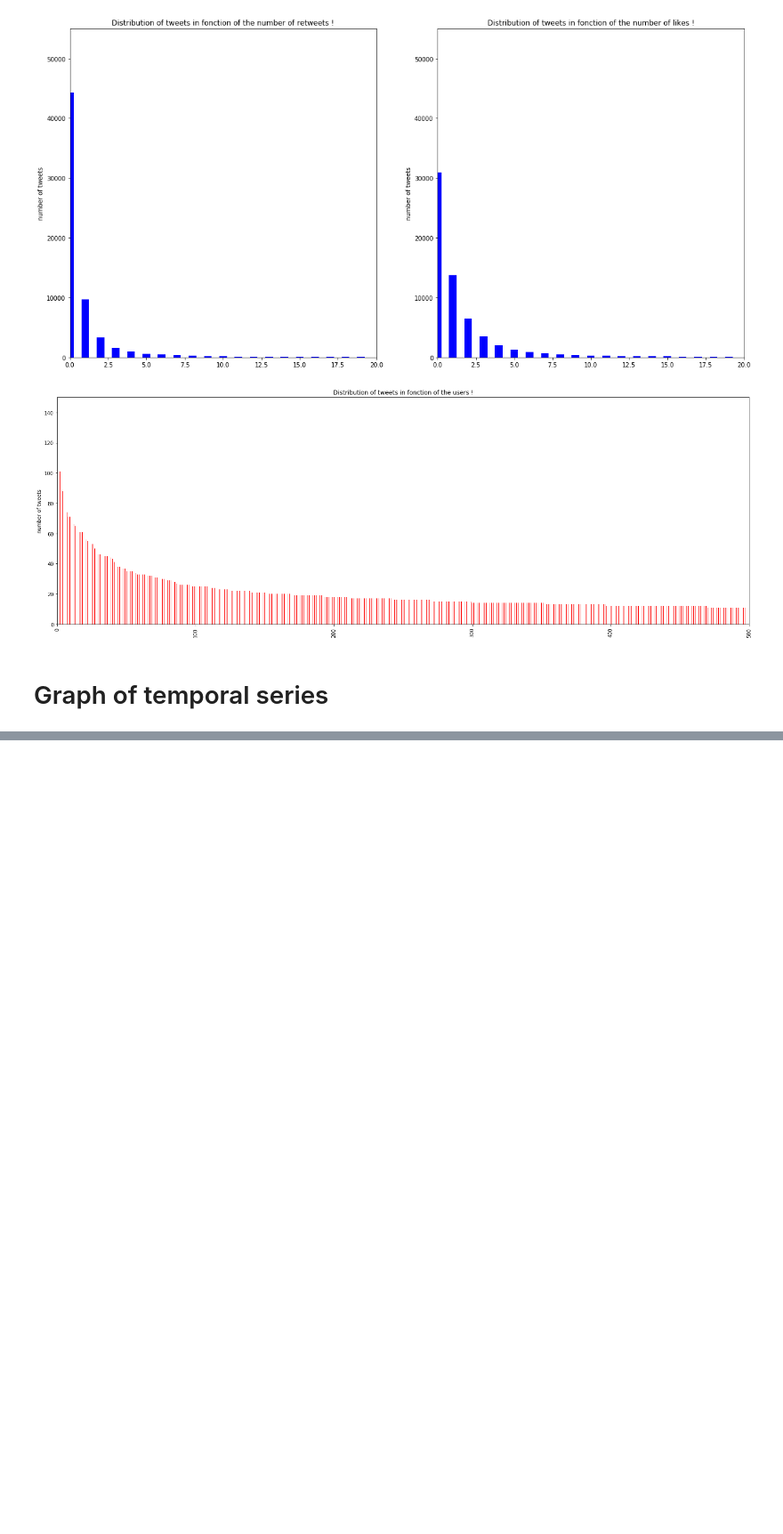
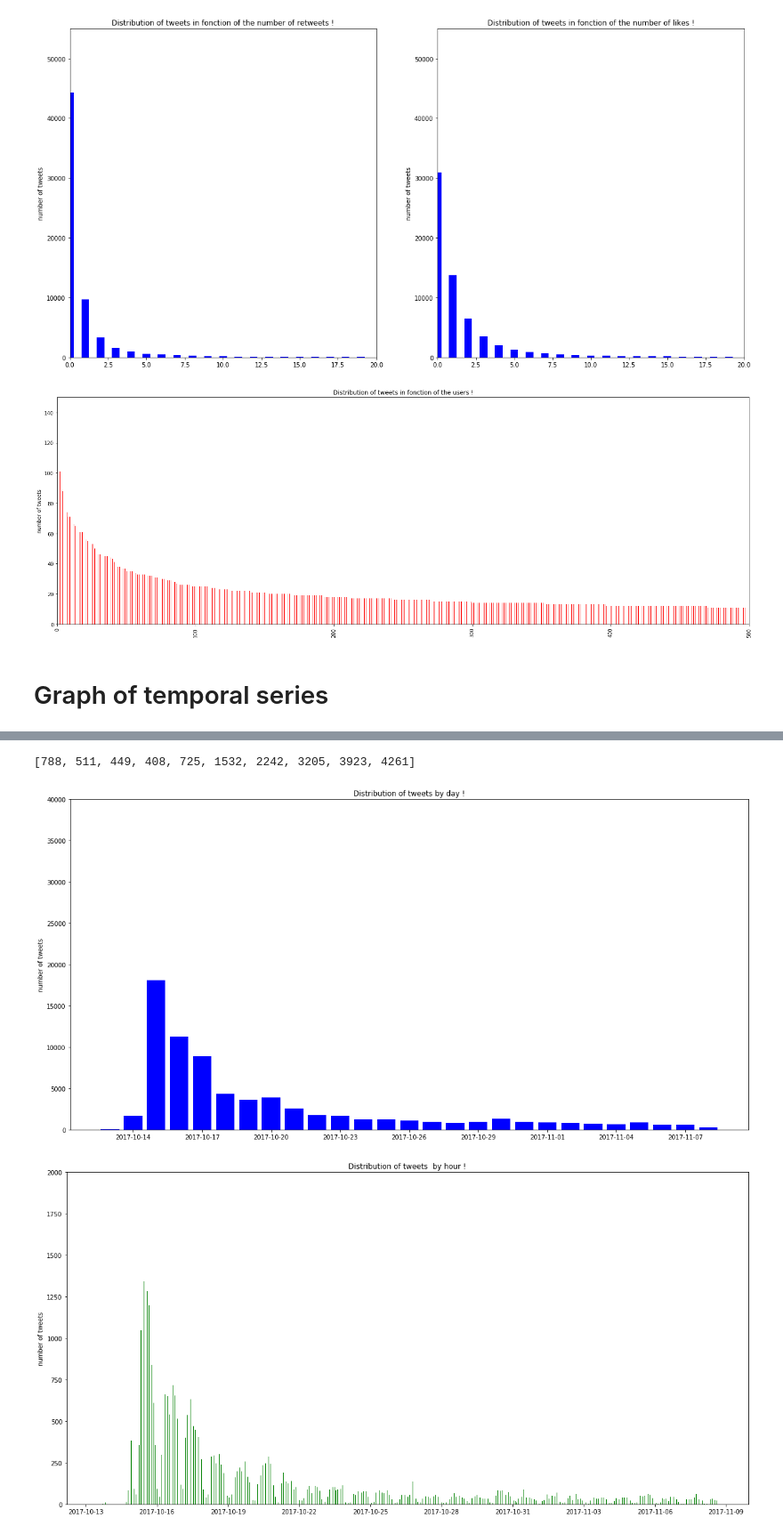
Before and after one commit to binbin83/metoo_project, a Jupyter notebook: Desciptives statistics.ipynb, the cells around one changed output, grey strips where cells are left out. Shown at 89% size. Drawn from its saved outputs; the diff is of its cells as text; code cells hidden in the pictures; blank space fills up the shorter version.

```diff
--- a/Desciptives statistics.ipynb
+++ b/Desciptives statistics.ipynb
@@ -103,0 +147,4 @@ Jen ai eu des frissons    - 6565 likes
+# %%
+Sfr,I=basic_statistic(df_fr)
+Sen,I=basic_statistic(df_en)
+df_c=compare_stat(Sfr,'tweet_fr',Sen,'tweet_en',I)
@@ -223,0 +375,8 @@ plt.show()
+# %%
+#time_distribution(df_fr)
+#time_distribution(df_en)
+time_distribution(df_fr)
+# %% [output]
+[788, 511, 449, 408, 725, 1532, 2242, 3205, 3923, 4261]
+[figure, added]
+[figure, added]
```
Also changed, not shown: parts of 12 cells of this notebook, 11 other files.
